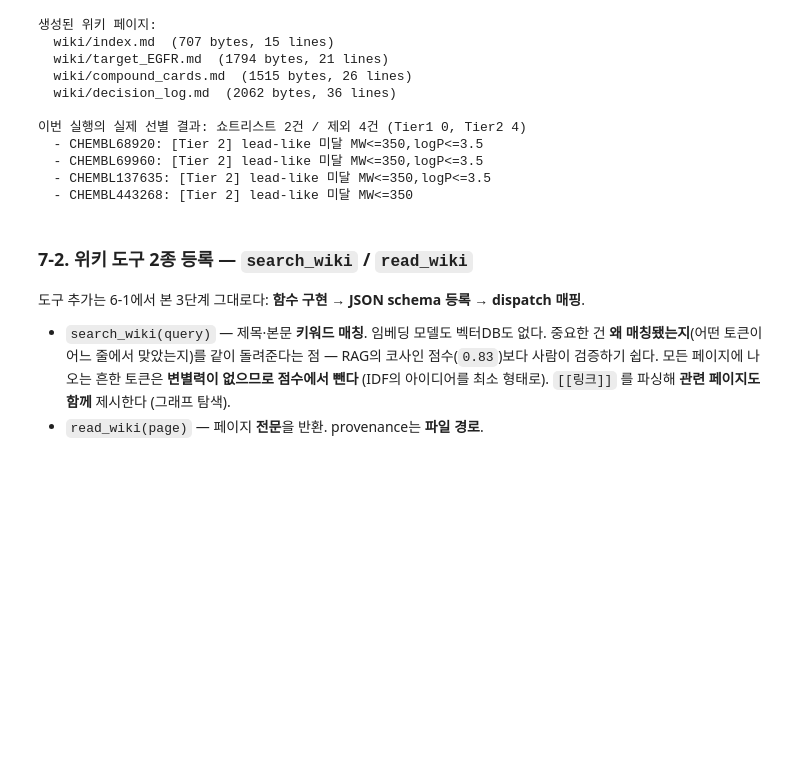
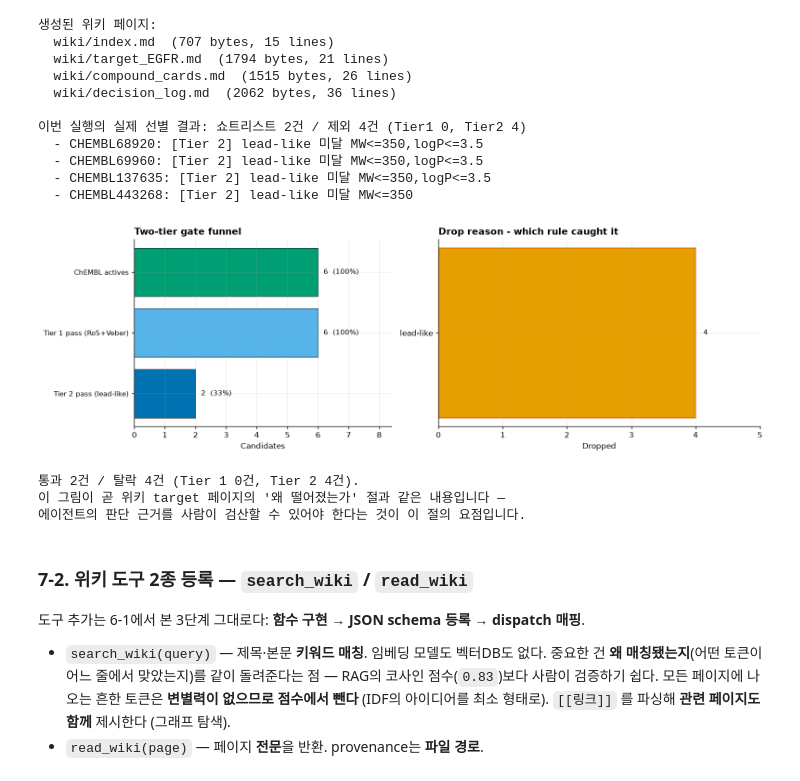
Before and after one commit to fourmodern/2026_aidrugdiscovery, a Jupyter notebook: Day06_LLM_Agent/nb1_scientific_agent.ipynb, the cells around one changed output. Cells and saved outputs as stored; diff of their text form; code cells hidden in the pictures; blank space fills up the shorter version.

```diff
--- a/Day06_LLM_Agent/nb1_scientific_agent.ipynb
+++ b/Day06_LLM_Agent/nb1_scientific_agent.ipynb
@@ -1077,6 +1326,72 @@ for a, pr, tier, why in DROPPED:
   - CHEMBL69960: [Tier 2] lead-like 미달 MW<=350,logP<=3.5
   - CHEMBL137635: [Tier 2] lead-like 미달 MW<=350,logP<=3.5
   - CHEMBL443268: [Tier 2] lead-like 미달 MW<=350
+# %%
+# --- 7-1b. 2단 게이트가 후보를 얼마나 걸러냈나 ---
+# 위키에 적어 넣은 판정을 그림으로 되짚는다. 숫자는 바로 위 셀이 계산한 그 값이다.
+
+fig, axes = plt.subplots(1, 2, figsize=(13.2, 4.3),
+                         gridspec_kw={"width_ratios": [1, 1.25]})
+
+_n_in = len(W_CH.get("actives", []))
+_stages = [("ChEMBL actives", _n_in),
+           ("Tier 1 pass (Ro5+Veber)", _n_in - len(DROP_T1)),
+           ("Tier 2 pass (lead-like)", len(SHORTLIST))]
+
+ax = axes[0]
+if _n_in == 0:
+    _nodata(ax, "no ChEMBL candidates")
+else:
+    names = [s[0] for s in _stages][::-1]
+    vals = [s[1] for s in _stages][::-1]
+    ax.barh(names, vals, color=[CB["blue"], CB["sky"], CB["green"]],
+            edgecolor="black", linewidth=0.5)
+    for y, v in enumerate(vals):
+        ax.text(v + max(vals) * 0.03, y, f"{v}  ({100 * v / _n_in:.0f}%)",
+                va="center", fontsize=9)
+    ax.set_xlim(0, max(vals) * 1.4); ax.set_xlabel("Candidates")
+    ax.tick_params(axis="y", labelsize=9)
+    ax.set_title("Two-tier gate funnel", loc="left", fontweight="bold")
+
+ax = axes[1]
+_RULE_EN = {"Lipinski Ro5": "Lipinski Ro5", "Veber": "Veber", "lead-like": "lead-like"}
+_reasons = []
+for _a, _pr, _tier, _why in DROPPED:
+    _hit = False
+    for part in _why.split(";"):
+        part = part.strip()
+        if not part:
+            continue
+        head = part.split(" 위반")[0].split(" 미달")[0].strip()
+        if head in _RULE_EN:                 # 규칙 이름은 원래 ASCII 라 그대로 쓴다
+            _reasons.append(_RULE_EN[head]); _hit = True
+    if not _hit:                             # 도구 호출 실패 등 규칙 외 사유
+        _reasons.append("no property data")
+if not _reasons:
+    _nodata(ax, "no candidate dropped - all passed" if _n_in else "nothing to judge")
+else:
+    from collections import Counter
+    c = Counter(_reasons)
+    ks = [k for k, _ in c.most_common()][::-1]
+    vs = [c[k] for k in ks]
+    ax.barh(ks, vs, color=CB["orange"], edgecolor=CB["red"])
+    for y, v in enumerate(vs):
+        ax.text(v + max(vs) * 0.03, y, str(v), va="center", fontsize=9)
+    ax.set_xlim(0, max(vs) * 1.25); ax.set_xlabel("Dropped")
+    ax.set_title("Drop reason - which rule caught it", loc="left", fontweight="bold")
+
+plt.tight_layout(); plt.show()
+print(f"통과 {len(SHORTLIST)}건 / 탈락 {len(DROPPED)}건 "
+      f"(Tier 1 {len(DROP_T1)}건, Tier 2 {len(DROP_T2)}건).")
+if FAILED_CALLS:
+    print(f"※ 도구 호출 실패 {len(FAILED_CALLS)}건이 있어 그 후보는 '판정 불가'로 빠졌습니다.")
+print("이 그림이 곧 위키 target 페이지의 '왜 떨어졌는가' 절과 같은 내용입니다 —")
+print("에이전트의 판단 근거를 사람이 검산할 수 있어야 한다는 것이 이 절의 요점입니다.")
+# %% [output]
+[figure, added]
+통과 2건 / 탈락 4건 (Tier 1 0건, Tier 2 4건).
+이 그림이 곧 위키 target 페이지의 '왜 떨어졌는가' 절과 같은 내용입니다 —
+에이전트의 판단 근거를 사람이 검산할 수 있어야 한다는 것이 이 절의 요점입니다.
 # %% [markdown]
 ### 7-2. 위키 도구 2종 등록 — `search_wiki` / `read_wiki`
 
```
Also changed, not shown: parts of 14 cells of this notebook.
